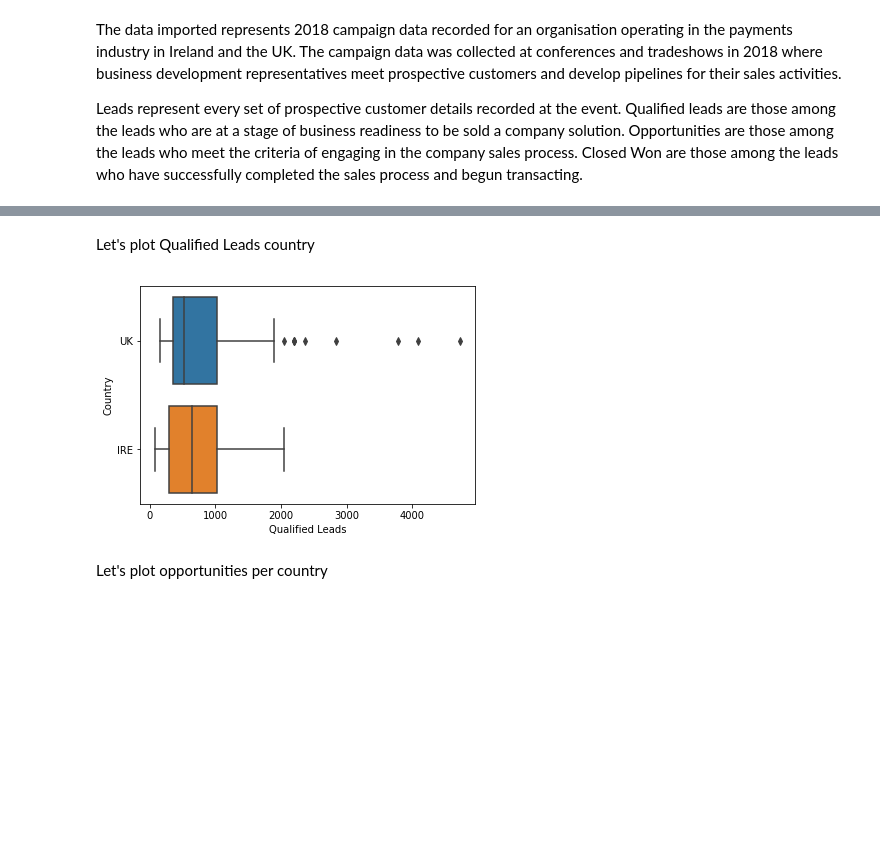
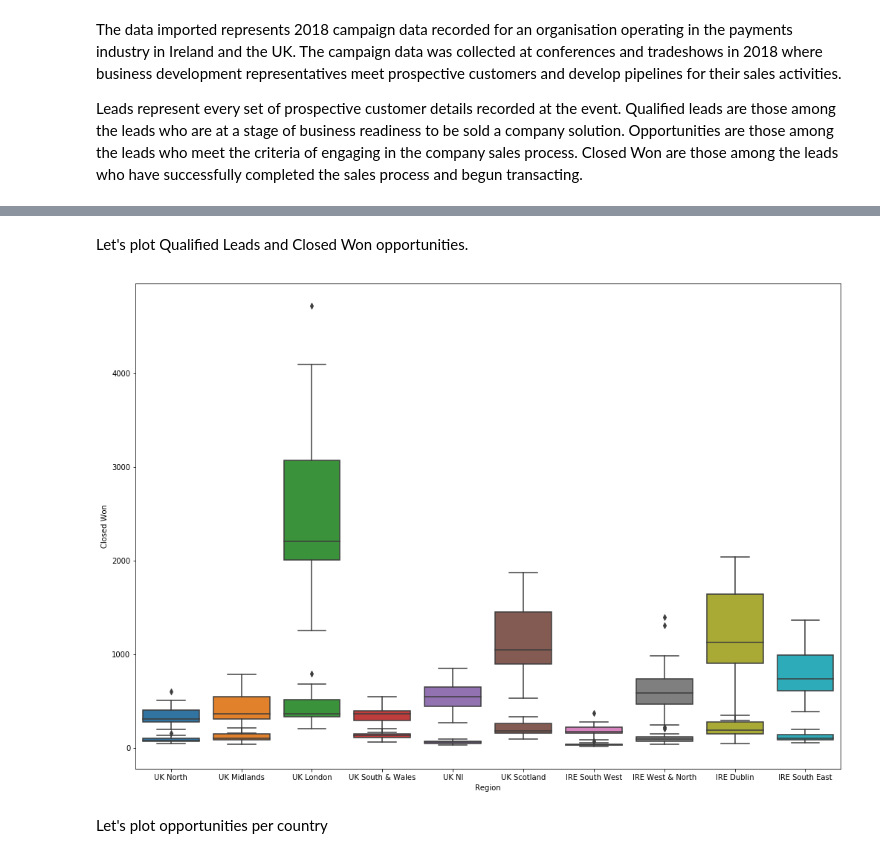
Before and after one commit to G00364690/Box-plot, a Jupyter notebook: FDA-Project.ipynb, the cells around one changed output, grey strips where cells are left out. Drawn from its saved outputs; the diff is of its cells as text; code cells hidden in the pictures; blank space fills up the shorter version.

```diff
--- a/FDA-Project.ipynb
+++ b/FDA-Project.ipynb
@@ -84,0 +78,8 @@ Using the sales data below and using the box plot we can see that for the UK;
+# %%
+import seaborn as sns
+import matplotlib.pyplot as plt
+
+df = pd.read_csv("monthlysalesdata.csv")
+plt.figure(figsize=(6,4))
+sns.boxplot(x="Leads",y="Country",data=df)
+plt.show()
@@ -94,14 +122,15 @@ NameError: name 'df' is not defined
 # %% [markdown]
-Let's plot Qualified Leads country
+Let's plot Qualified Leads and Closed Won opportunities.
 # %%
-import pandas as pd
 import seaborn as sns
 import matplotlib.pyplot as plt
 
-sns.boxplot(x="Qualified Leads",y="Country",data=df)
+plt.figure(figsize=(17,12))
+sns.boxplot(x="Region",y="Qualified Leads",data=df)
+sns.boxplot(x="Region",y="Closed Won",data=df)
 plt.show()
 # %% [output]
-[figure, old version]
+[figure, new version]
 # %% [markdown]
 Let's plot opportunities per country
 # %%
```
Also changed, not shown: parts of 18 cells of this notebook, 1 other file.
